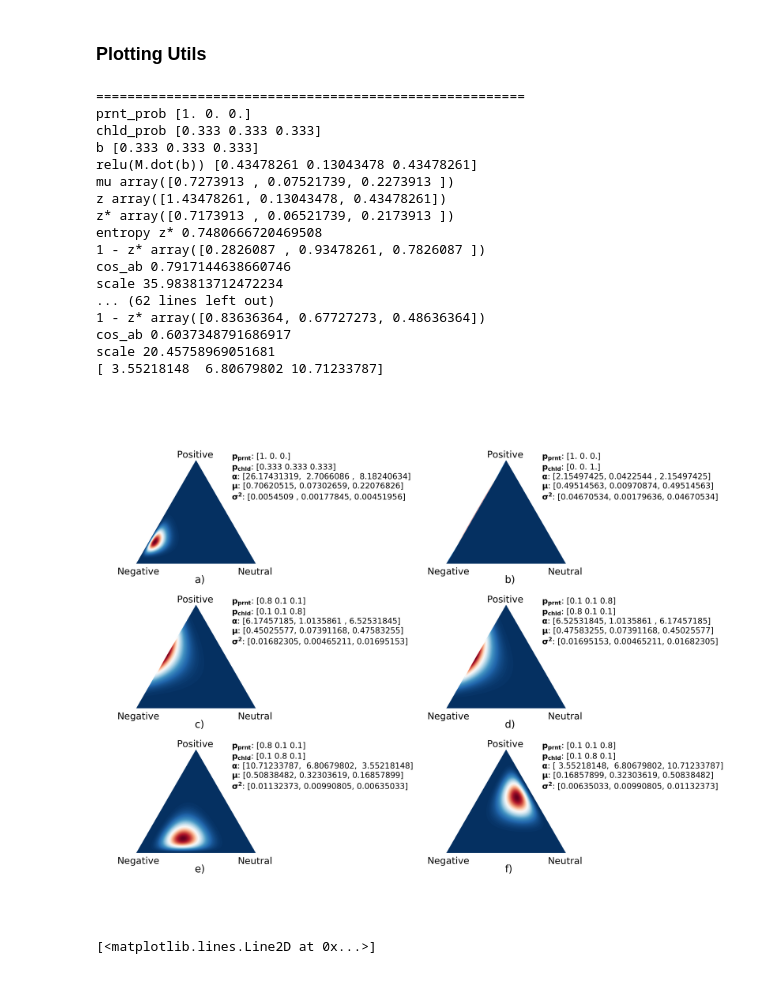
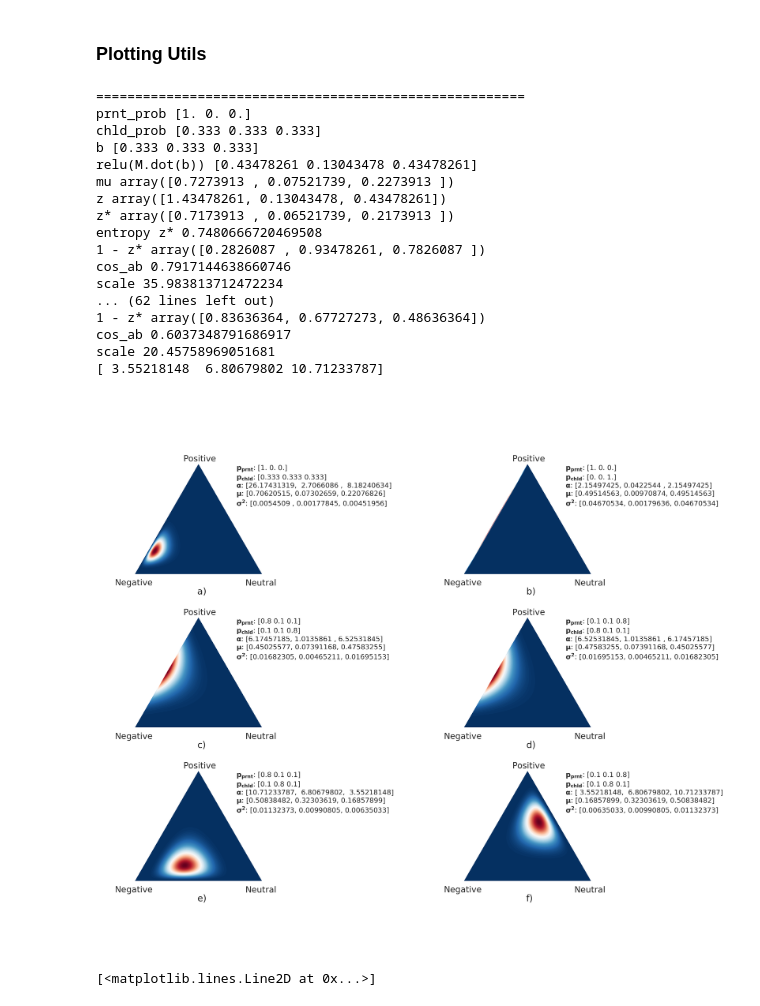
Before and after one commit to WladimirSidorenko/Dissertation, a Jupyter notebook: notebooks/dasa.ipynb, the cells around one changed output. Drawn from its saved outputs; the diff is of its cells as text; code cells hidden in the pictures.

```diff
--- a/notebooks/dasa.ipynb
+++ b/notebooks/dasa.ipynb
@@ -107,9 +107,10 @@ from __future__ import absolute_import, print_function, unicode_literals
 ### Plotting Utils
 # %%
 %matplotlib inline
+
 from scipy.stats import beta, dirichlet, entropy
-
 from string import ascii_lowercase
+import matplotlib as mpl
 import matplotlib.pyplot as plt
 import matplotlib.tri as tri
 import numpy as np
@@ -120,6 +121,8 @@ import math
 LGND_FS = 10
 LBL_FS = 14
 
+INLINE_RC = dict(mpl.rcParams)
+
 # sns.set_context("notebook", rc={"figure.dpi": 120})
 sns.set_context("paper", rc={"figure.dpi": 300, "xtick.labelsize": LGND_FS,
                              "ytick.labelsize": LGND_FS, "legend.fontsize": 20,
@@ -205,10 +208,10 @@ def draw_pdf_contours(ax, prnt_prob, chld_prob, title, nlevels=200, subdiv=8,  *
     ax.set_xlim(0, 1)
     ax.set_ylim(0, 0.75**0.5)
     ax.axis('off')
-    lbl_fs = 13
+    lbl_fs = 11
     ax.annotate("Negative", xy=(0, 0), xytext=(-0.16, -0.09), fontsize=lbl_fs)
-    ax.annotate("Positive", xy=(1., 0.), xytext=(0.34, 0.89), fontsize=lbl_fs)
-    ax.annotate("Neutral", xy=(1, 0), xytext=(0.85, -0.09), fontsize=lbl_fs)
+    ax.annotate("Positive", xy=(1., 0.), xytext=(0.38, 0.89), fontsize=lbl_fs)
+    ax.annotate("Neutral", xy=(1, 0), xytext=(0.87, -0.09), fontsize=lbl_fs)
     # add title
     ax.annotate(title, xy=(1, 0), xytext=(0.49, -0.16), fontsize=lbl_fs + 1)
     # ax.colorbar()
@@ -221,7 +224,7 @@ def draw_pdf_contours(ax, prnt_prob, chld_prob, title, nlevels=200, subdiv=8,  *
              "$\\mathbf{{\\alpha}}$: {}\n"
              "$\\mathbf{{\\mu}}$: {}\n"
              "$\\mathbf{{\\sigma^2}}$: {}").format(
-            prnt_prob, chld_prob, alpha, mu, sigma2), fontsize=LGND_FS - 2)
+            prnt_prob, chld_prob, alpha, mu, sigma2), fontsize=9)
 # %%
 D = np.array([
     [[1., 0., 0.], [0.333, 0.333, 0.333]],
@@ -232,41 +235,41 @@ D = np.array([
     [[0.1, 0.1, 0.8], [0.1, 0.8, 0.1]]
 ])
 
-LBL_FS = 16
-LGND_FS = 13
+LBL_FS = 10
+LGND_FS = 10
 sns.set_context("paper", rc={"xtick.labelsize": LGND_FS, "ytick.labelsize": LGND_FS,
                              "legend.fontsize": 20, "dpi": 300})
 
 fig, axes = plt.subplots(nrows=int(np.ceil(D.shape[0] / 2)), ncols=2,
                          figsize=(10, 10), constrained_layout=True,
                          dpi=300)
 axes = axes.flatten()
 
 for ax, (a, b), c in zip(axes, D, ascii_lowercase):
     draw_pdf_contours(ax, a, b, c + ')')
 
 plt.subplots_adjust(left=0.02, wspace=1.1, hspace=0.4)
-plt.savefig("dirichlet-process.png")
+plt.savefig("dirichlet-process.png", bbox_inches='tight')
 plt.show()
 # %% [output]
 =======================================================
 prnt_prob [1. 0. 0.]
 chld_prob [0.333 0.333 0.333]
 b [0.333 0.333 0.333]
 relu(M.dot(b)) [0.43478261 0.13043478 0.43478261]
 mu array([0.7273913 , 0.07521739, 0.2273913 ])
 z array([1.43478261, 0.13043478, 0.43478261])
 z* array([0.7173913 , 0.06521739, 0.2173913 ])
 entropy z* 0.7480666720469508
 1 - z* array([0.2826087 , 0.93478261, 0.7826087 ])
 cos_ab 0.7917144638660746
 scale 35.983813712472234
 ... (62 lines left out)
 1 - z* array([0.83636364, 0.67727273, 0.48636364])
 cos_ab 0.6037348791686917
 scale 20.45758969051681
 [ 3.55218148  6.80679802 10.71233787]
-[figure, old version]
+[figure, new version]
 # %%
 fig, ax = plt.subplots(1, 1)
 a = 1
```
Also changed, not shown: parts of 16 cells of this notebook, 11 other files.
